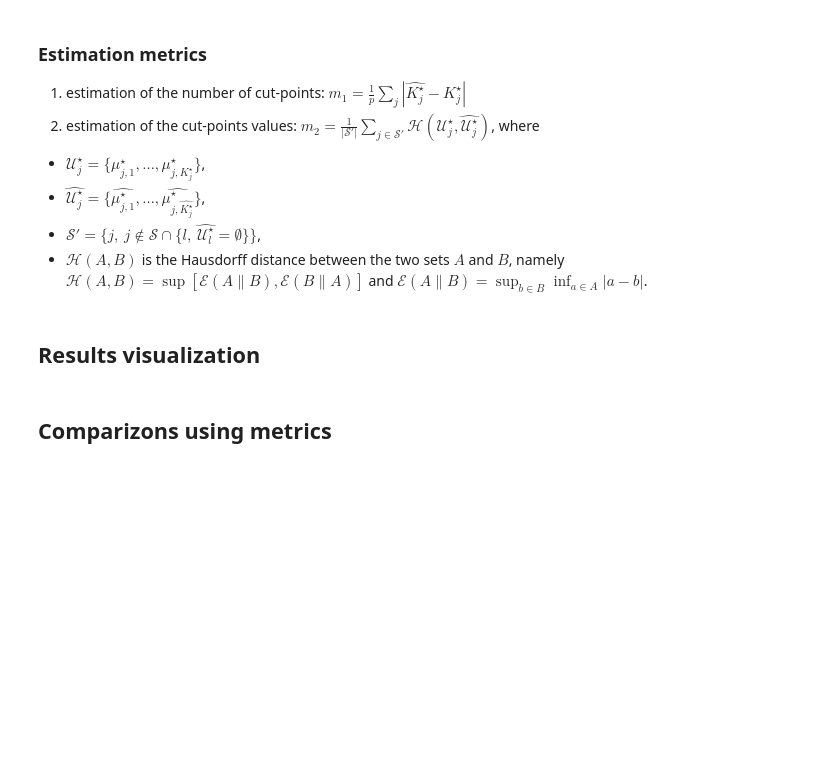
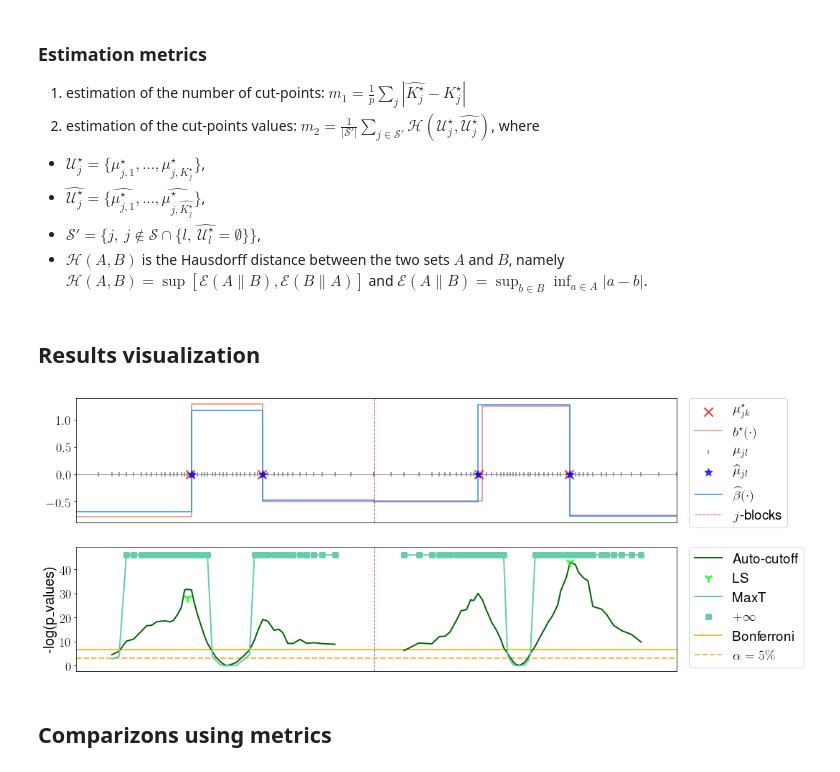
Before and after one commit to SimonBussy/binacox, a Jupyter notebook: tutorial.ipynb, the cells around one changed output. Cells and saved outputs as stored; diff of their text form; code cells hidden in the pictures; blank space fills up the shorter version.

```diff
--- a/tutorial.ipynb
+++ b/tutorial.ipynb
@@ -331,11 +347,11 @@ ax = fig.add_subplot(211)
 ax.axhline(0, c='grey', alpha=.8, lw=1)
 pl.step(b_star_x, b_star_y, c='salmon', label=r"$b^\star(\cdot)$")
 pl.step(hat_beta_star_x, hat_beta_star_y, c='dodgerblue',
-        label=r"$\widehat{\beta^\star}(\cdot)$")
+        label=r"$\widehat \beta(\cdot)$")
 pl.scatter(mu_star, np.zeros(len(mu_star)), c='r', marker='x',
            s=150, lw=2, label=r"$\mu^\star_{jk}$", zorder=5, alpha=.8)
 pl.scatter(hat_mu_star, np.zeros(len(hat_mu_star)), c='b', marker='*',
-           s=100, lw=2, label=r"$\widehat{\mu^\star}_{jl}$", zorder=6, alpha=.7)
+           s=100, lw=2, label=r"$\widehat \mu_{jl}$", zorder=6, alpha=.7)
 pl.scatter(mu, np.zeros(len(mu)), c='grey', marker="|",
           label=r"$\mu_{jl}$")
 pl.tick_params(axis='x', which='both', bottom='off',
@@ -369,7 +385,7 @@ for j in range(n_features):
     p_values_j = auto_cutoff_rslt[j]
     label = ''
     if j == 0:
-        label = "Auto cutoff"
+        label = "Auto-cutoff"
     ax.plot(p_values_j.values_to_test + right_translations[j],
             -np.log(p_values_j.p_values), c='darkgreen', label=label, lw=2, zorder=3)
     if j == 0:
@@ -407,33 +423,35 @@ for j in range(n_features):
     label = ""
     if j == 0:
         label = "MaxT"
     log_p_values = -np.log(adjusted_p_values_max_t[j])
     max_t_inf = p_values_j.values_to_test[log_p_values == np.inf] + right_translations[j]
     log_p_values[log_p_values == np.inf] = y_max
     ax.plot(p_values_j.values_to_test + right_translations[j], log_p_values,
             c='mediumaquamarine', label=label, lw=2, zorder=3)
     if j == 0:
         label = r"$+\infty$"
     ax.scatter(max_t_inf, len(max_t_inf) * [y_max], c='mediumaquamarine',
                marker="s", lw=3, label=label, zorder=4)
     if j == 0:
         label = "Bonferroni"
         min_val = mu[0]
     else:
         min_val = block_separation[j - 1]
     n_tested = p_values_j.values_to_test.shape[0]
     ax.axhline(-np.log(alpha/n_tested), min_val, block_separation[j], c='orange',
                ls='-', alpha=.8, lw=2, label=label)
 ax.axhline(-np.log(alpha), c='orange', ls='--',
            alpha=.8, lw=2, label=r'$\alpha=5\%$')
 
 h, l = ax.get_legend_handles_labels()
 h = [h[0], h[4], h[1], h[5], h[2], h[3]]
 l = [l[0], l[4], l[1], l[5], l[2], l[3]]
 ax.legend(handles=h, labels=l, bbox_to_anchor=(1.02, 1), loc=2,
           borderaxespad=0, fontsize=19)
 pl.savefig('./figures/estimation.pdf', bbox_inches='tight')
 pl.show()
+# %% [output]
+[figure, added]
 # %% [markdown]
 ## Comparizons using metrics
 # %%
```
Also changed, not shown: parts of 9 cells of this notebook, 7 other files.
